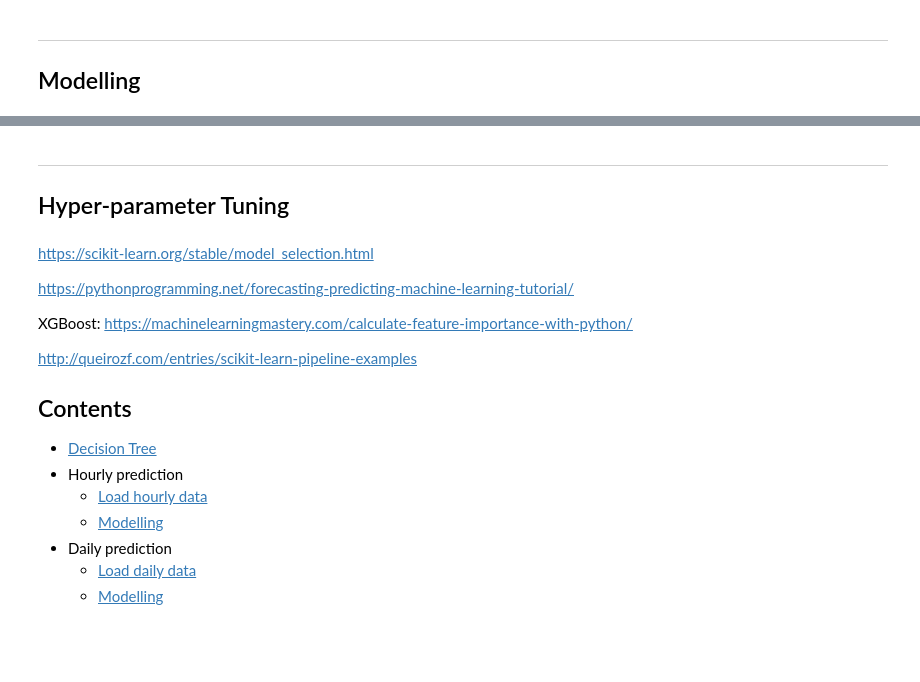
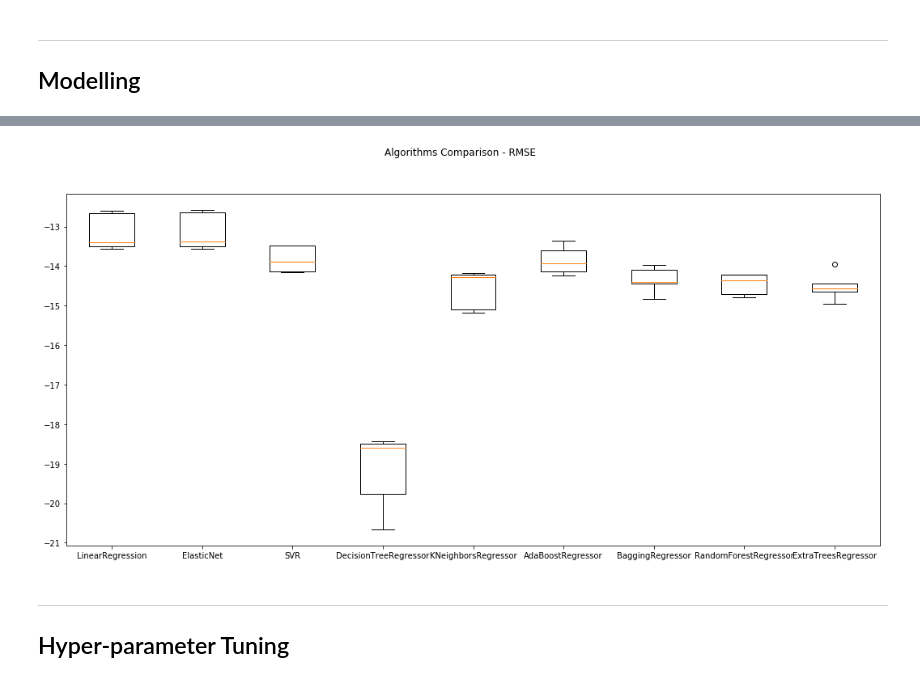
Before and after one commit to ksatola/air-polution, a Jupyter notebook: agh/060_Model_PM25_Base_ML_Regression.ipynb, the cells around one changed output, grey strips where cells are left out. Cells and saved outputs as stored; diff of their text form; code cells hidden in the pictures; blank space fills up the shorter version.

```diff
--- a/agh/060_Model_PM25_Base_ML_Regression.ipynb
+++ b/agh/060_Model_PM25_Base_ML_Regression.ipynb
@@ -455,3 +770,8 @@ dfd.head()
 <a id='model_d'></a>
 
 ## Modelling
+# %%
+# Train test split
+X_train, X_test, y_train, y_test = split_df_for_ml_modelling(data=dfd,
+                                                             target_col='t',
+                                                             train_size=0.02) # train_size=0.00024
@@ -457,0 +786,9 @@ dfd.head()
+# %%
+# Define regression models in scope
+reg_models = get_models_for_regression()
+models = []
+
+for model in reg_models:
+    item = (type(model).__name__, model)
+    models.append(item)
+    print(item)
@@ -457,0 +813,12 @@ dfd.head()
+# %%
+%%time
+# Perform initial ranking
+scores, results, names = score_ml_models(X_train=X_train,
+                                         y_train=y_train,
+                                         models=models,
+                                         n_splits = 5,
+                                         metric='neg_root_mean_squared_error',
+                                         metric_label="RMSE",
+                                         seed=123)
+for score in scores:
+    print(score)
@@ -458,3 +837,14 @@ dfd.head()
+# %%
+# Compare Algorithms
+fig = plt.figure(figsize=(18, 8))
+fig.suptitle('Algorithms Comparison - RMSE')
+ax = fig.add_subplot(111)
+plt.boxplot(results)
+ax.set_xticklabels(names)
+plt.savefig('images/ml_comparison_rmse_d.png')
+plt.show();
+# %% [output]
+[figure, added]
 # %% [markdown]
 ---
 <a id='model_d_tune'></a>
@@ -465,20 +852,0 @@ dfd.head()
-# %% [markdown]
-
-https://scikit-learn.org/stable/model_selection.html
-
-https://pythonprogramming.net/forecasting-predicting-machine-learning-tutorial/
-
-XGBoost: https://machinelearningmastery.com/calculate-feature-importance-with-python/
-
-http://queirozf.com/entries/scikit-learn-pipeline-examples
-
-
-## Contents
-
-- [Decision Tree](#tree)
-- Hourly prediction
-    - [Load hourly data](#data_h)
-    - [Modelling](#model_h)
-- Daily prediction
-    - [Load daily data](#data_d)
-    - [Modelling](#model_d)
```
Also changed, not shown: parts of 142 cells of this notebook, 2 other files.
